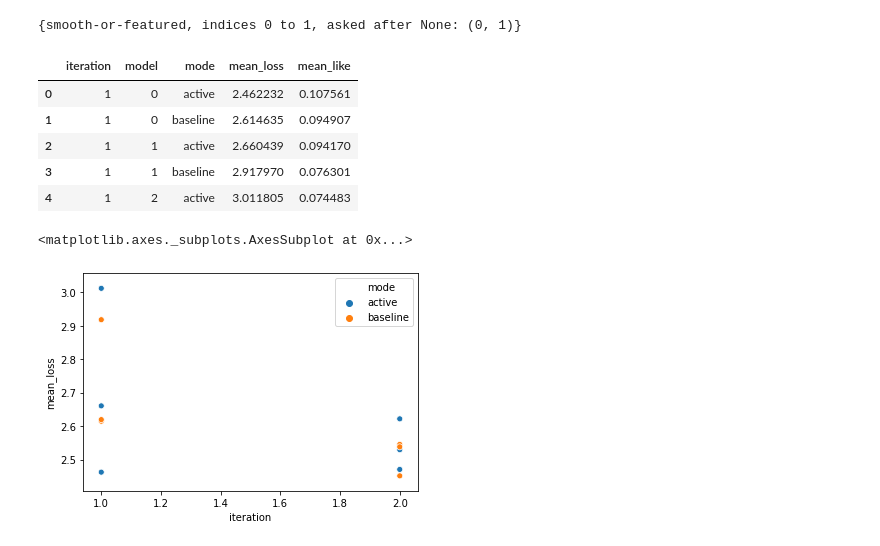
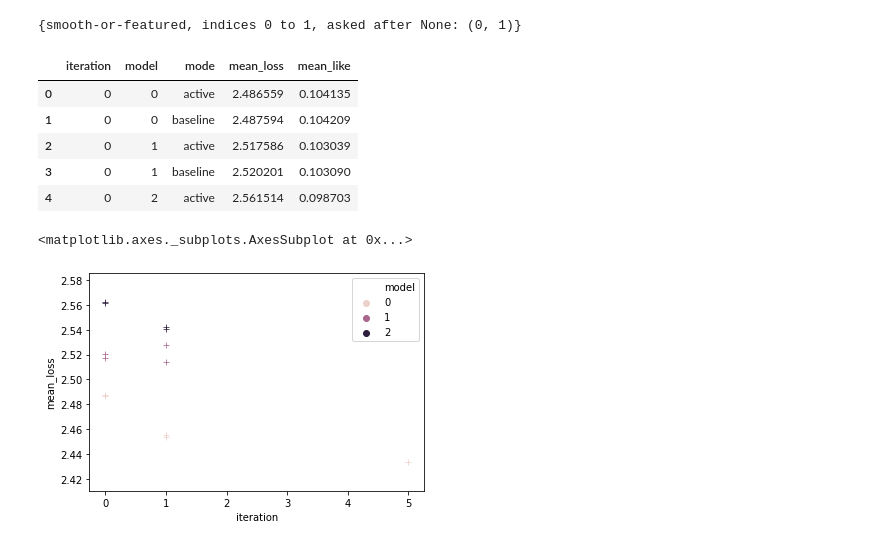
Before and after one commit to colinleach/zoobot, a Jupyter notebook: notebooks/multiq/performance/a_v_man_by_iteration.ipynb, the cells around one changed output. Drawn from its saved outputs; the diff is of its cells as text; code cells hidden in the pictures.

```diff
--- a/notebooks/multiq/performance/a_v_man_by_iteration.ipynb
+++ b/notebooks/multiq/performance/a_v_man_by_iteration.ipynb
@@ -75,7 +75,7 @@ concentration_mean_cols = [col + '_concentration_mean' for col in label_cols]
 #     for col in concentration_cols:
 #         it[col] = it[col].apply(lambda x: np.array(json.loads(x)))
 # %%
-iterations = range(1, 3)
+iterations = range(0, 2) # sometimes skip first
 m = 0
 n_models = 3  # oops I left this
 
@@ -92,8 +92,16 @@ for iteration_n in iterations:
 #     baseline_concentrations = []
     for model_n in range(n_models):
 
-        active_loc = f'temp/gz2_1q_1active_it{iteration_n}_m{model_n}.csv'
-        baseline_loc = f'temp/gz2_1q_1baseline_it{iteration_n}_m{model_n}.csv'
+#         if iteration_n > 0:
+#             active_loc = f'temp/gz2_1q_1active_it{iteration_n}_m{model_n}_log.csv'
+#             baseline_loc = f'temp/gz2_1q_1baseline_it{iteration_n}_m{model_n}_log.csv'
+        if iteration_n == 1:
+            active_loc = f'temp/gz2_1q_1active_best_it{iteration_n}_m{model_n}.csv'
+            baseline_loc = f'temp/gz2_1q_1baseline_it{iteration_n}_m{model_n}_log.csv'
+        elif iteration_n == 0:
+            active_loc = f'temp/gz2_1q_1active_it{iteration_n}_m{model_n}.csv'
+            baseline_loc = f'temp/gz2_1q_1baseline_it{iteration_n}_m{model_n}.csv'
+
 
         active_df = pd.read_csv(active_loc)
         baseline_df = pd.read_csv(baseline_loc)
@@ -124,17 +132,31 @@ for iteration_n in iterations:
             'mean_like': baseline_like.mean()
         })
 
+# final
+final_loc = 'temp/gz2_allq_not_sim_unfiltered_300_offline_1q.csv'
+final_df = pd.read_csv(final_loc)
+final_concentration = dirichlet_stats.load_all_concentrations(final_df, concentration_cols)
+final_loss = dirichlet_stats.dirichlet_mixture_loss(labels, final_concentration, schema.question_index_groups)
+final_like = np.exp(-final_loss)  # inverse of neg log likelihood
+data.append({
+    'iteration': 5,
+    'model': 0,
+    'mode': 'final',
+    'mean_loss': final_loss.mean(),
+    'mean_like': final_like.mean()
+})
+
 results = pd.DataFrame(data=data)
 results.head()
 # %% [output]
 |  | iteration | model | mode | mean_loss | mean_like |
-| 0 | 1 | 0 | active | 2.462232 | 0.107561 |
-| 1 | 1 | 0 | baseline | 2.614635 | 0.094907 |
-| 2 | 1 | 1 | active | 2.660439 | 0.094170 |
-| 3 | 1 | 1 | baseline | 2.917970 | 0.076301 |
-| 4 | 1 | 2 | active | 3.011805 | 0.074483 |
+| 0 | 0 | 0 | active | 2.486559 | 0.104135 |
+| 1 | 0 | 0 | baseline | 2.487594 | 0.104209 |
+| 2 | 0 | 1 | active | 2.517586 | 0.103039 |
+| 3 | 0 | 1 | baseline | 2.520201 | 0.103090 |
+| 4 | 0 | 2 | active | 2.561514 | 0.098703 |
 # %%
-sns.scatterplot(data=results, x='iteration', y='mean_loss', hue='mode')
+sns.scatterplot(data=results, x='iteration', y='mean_loss', hue='model', marker='+')
 # %% [output]
 <matplotlib.axes._subplots.AxesSubplot at 0x...>
-[figure, old version]
+[figure, new version]
```
Also changed, not shown: parts of 13 cells of this notebook, 24 other files.
